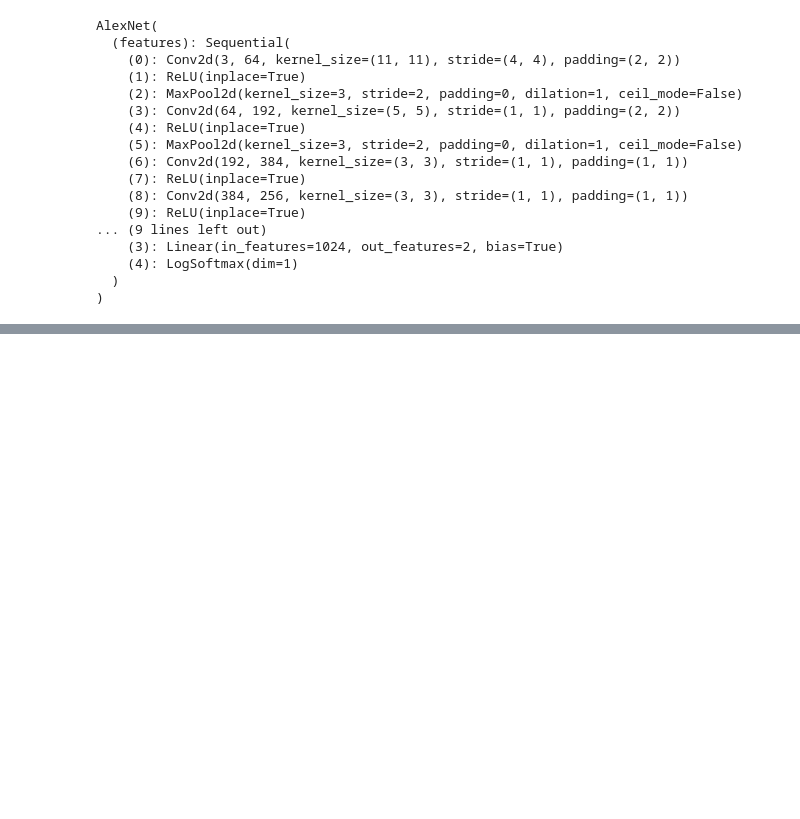
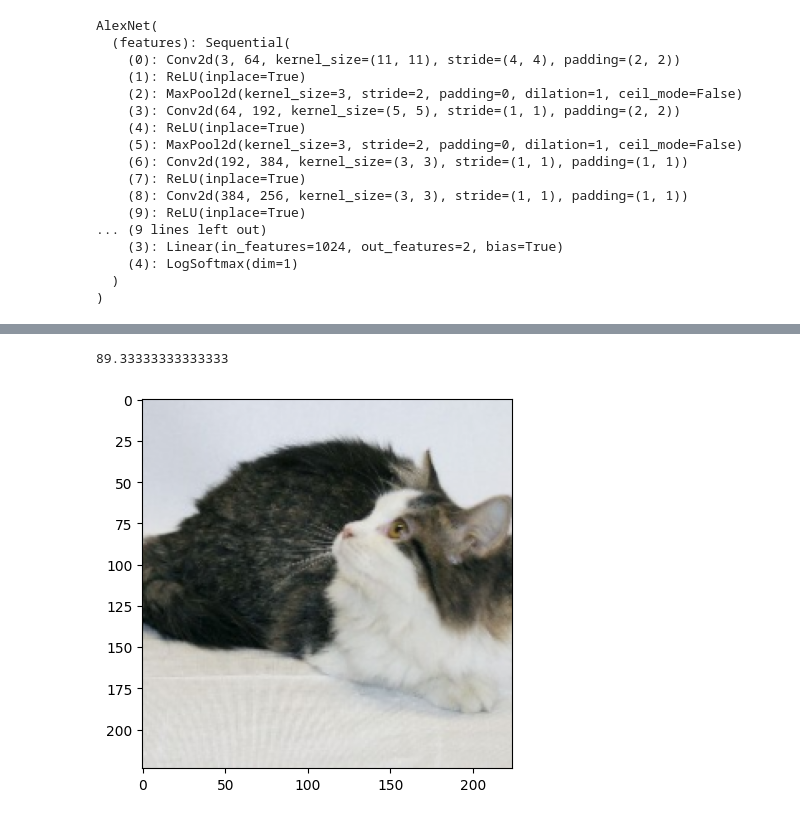
Before and after one commit to jonhealy1/ai-engineering, a Jupyter notebook: pytorch-for-deep-learning/71-cnn_custom_training.ipynb, the cells around one changed output, grey strips where cells are left out. Drawn from its saved outputs; the diff is of its cells as text; code cells hidden in the pictures; blank space fills up the shorter version.

```diff
--- a/pytorch-for-deep-learning/71-cnn_custom_training.ipynb
+++ b/pytorch-for-deep-learning/71-cnn_custom_training.ipynb
@@ -269,0 +358,11 @@ AlexNet(
+# %%
+print(test_correct[-1].item()*100 / 3000)
+# %% [output]
+89.33333333333333
+# %%
+image_index = 2019
+im = inv_normalize(test_data[image_index][0])
+plt.imshow(np.transpose(im.numpy(), (1, 2, 0)))
+plt.show()
+# %% [output]
+[figure, added]
```
Also changed, not shown: parts of 3 cells of this notebook, 1 other file.
